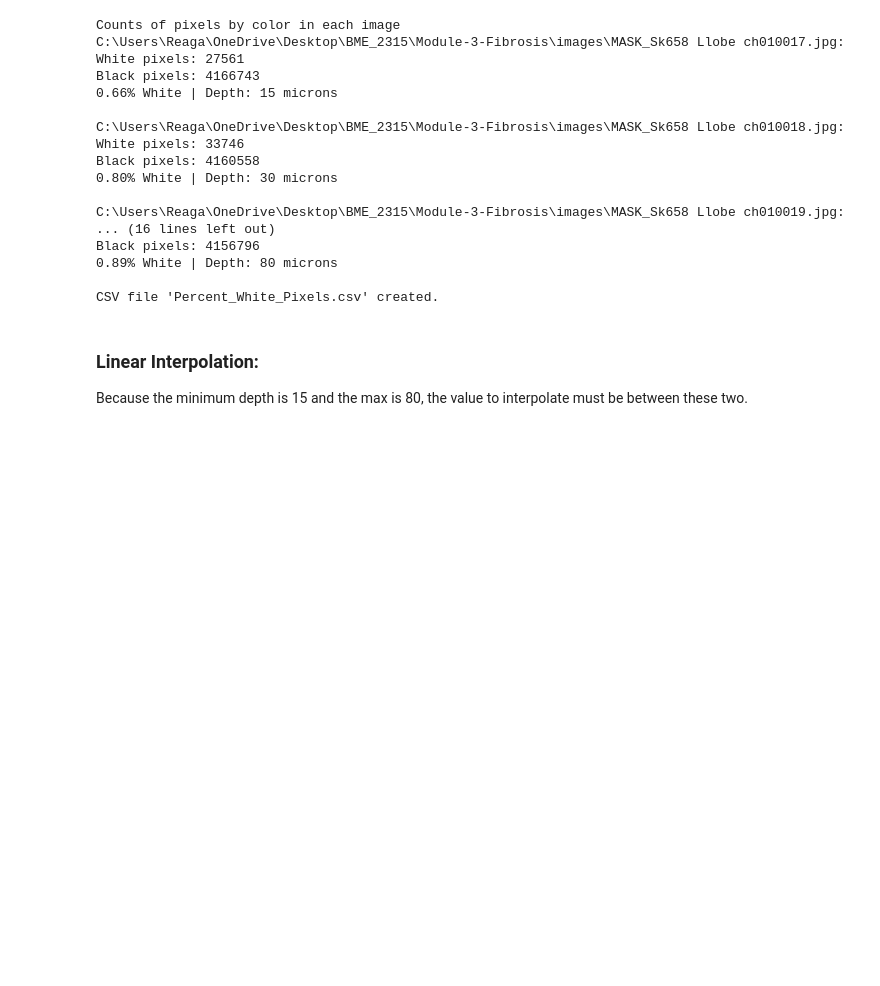
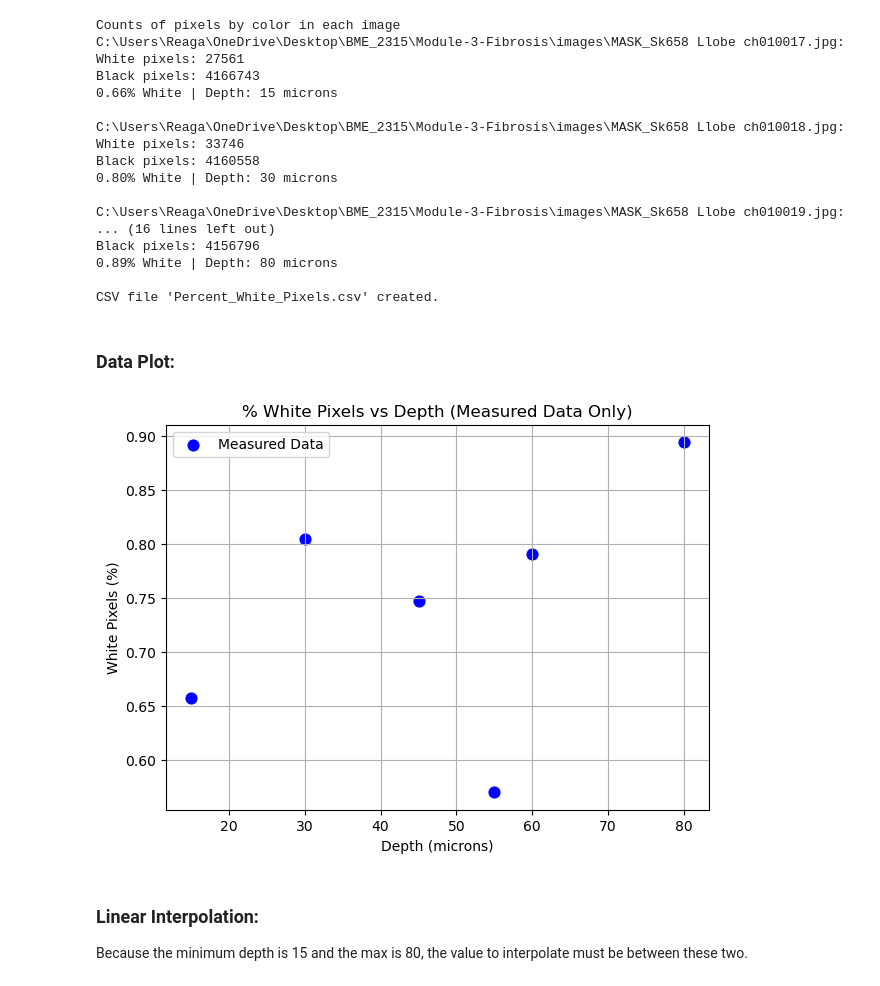
Before and after one commit to ReaganOswald/Module-3-Fibrosis, a Jupyter notebook: Module 3 Template.ipynb, the cells around one changed output. Cells and saved outputs as stored; diff of their text form; code cells hidden in the pictures; blank space fills up the shorter version.

Commit message:
added plot and description

```diff
--- a/Module 3 Template.ipynb
+++ b/Module 3 Template.ipynb
@@ -118,6 +122,29 @@ Black pixels: 4156796
 0.89% White | Depth: 80 microns
 
 CSV file 'Percent_White_Pixels.csv' created.
+# %% [markdown]
+### Data Plot:
+# %%
+# Load CSV
+df = pd.read_csv("Percent_White_Pixels.csv")
+
+# Extract columns
+x = df["Depth (microns)"].tolist()
+y = df["White Percent"].tolist()
+
+# PLOT: RAW MEASURED DATA ONLY
+plt.figure(figsize=(7,5))
+
+plt.scatter(x, y, color='blue', s=60, label='Measured Data')
+
+plt.title("% White Pixels vs Depth (Measured Data Only)")
+plt.xlabel("Depth (microns)")
+plt.ylabel("White Pixels (%)")
+plt.grid(True)
+plt.legend()
+plt.show()
+# %% [output]
+[figure, added]
 # %% [markdown]
 ### Linear Interpolation:
 Because the minimum depth is 15 and the max is 80, the value to interpolate must be between these two.
```
Also changed, not shown: parts of 6 cells of this notebook.
